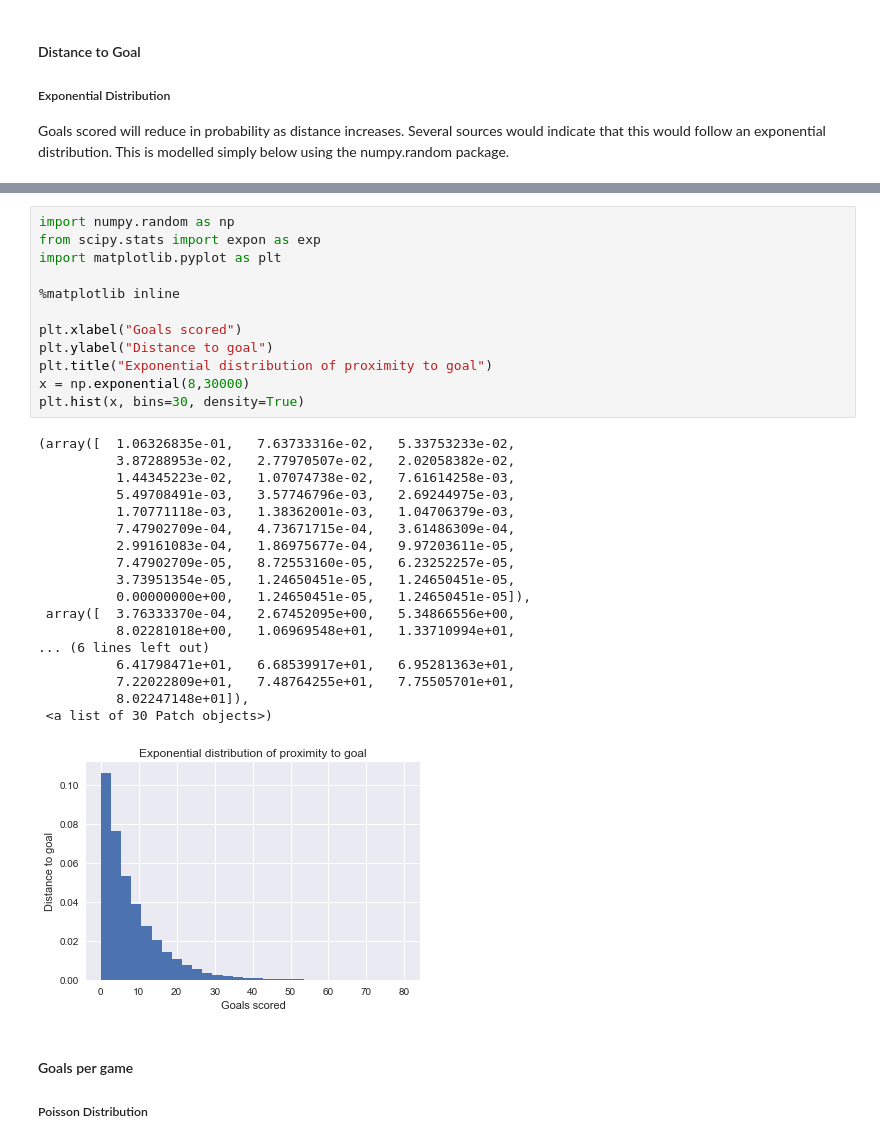
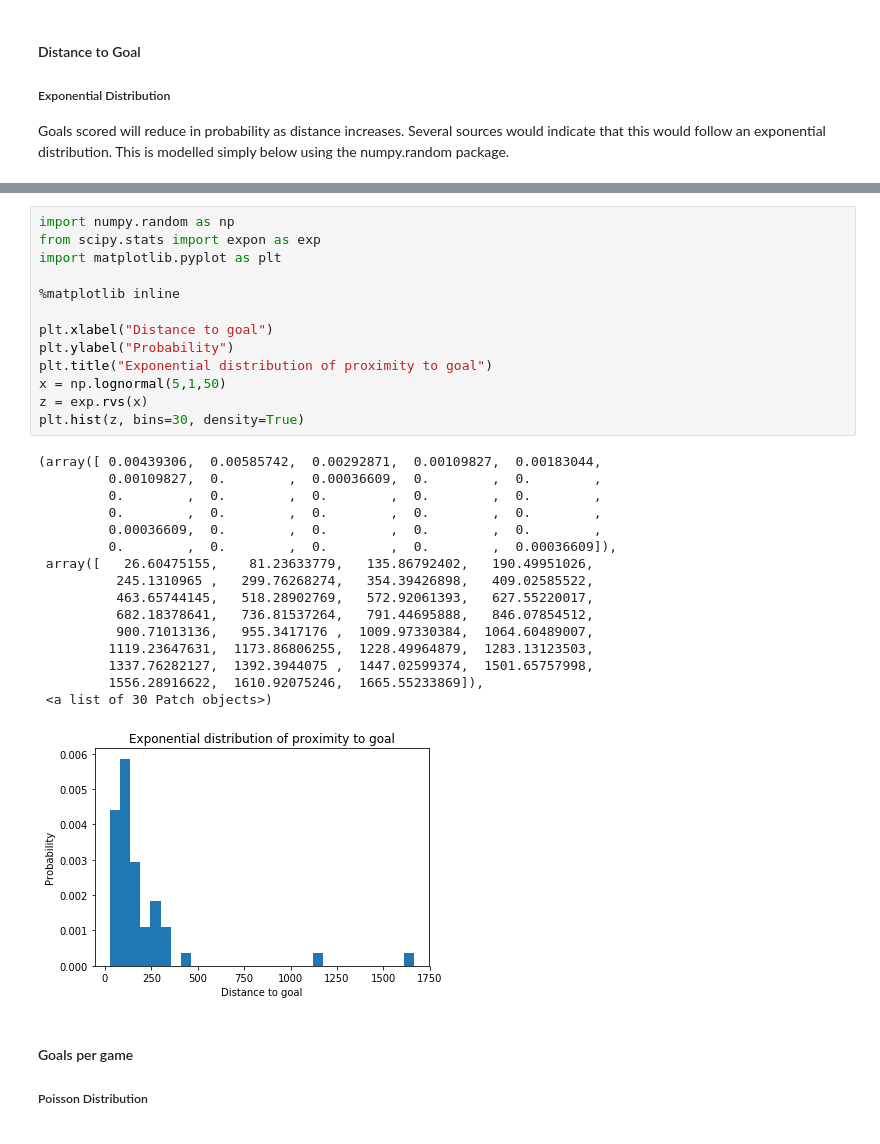
Before and after one commit to G00364690/PDA-Project, a Jupyter notebook: PDA-Project.ipynb, the cells around one changed output, grey strips where cells are left out. Saved outputs shown, nothing was run; the diff lists cells and outputs as text.

```diff
--- a/PDA-Project.ipynb
+++ b/PDA-Project.ipynb
@@ -111,34 +129,33 @@ plt.hist(z, bins=30, density=True)
 # %%
 import numpy.random as np
 from scipy.stats import expon as exp
 import matplotlib.pyplot as plt
 
 %matplotlib inline
 
-plt.xlabel("Goals scored")
-plt.ylabel("Distance to goal")
+plt.xlabel("Distance to goal")
+plt.ylabel("Probability")
 plt.title("Exponential distribution of proximity to goal")
-x = np.exponential(8,30000)
-plt.hist(x, bins=30, density=True)
+x = np.lognormal(5,1,50)
+z = exp.rvs(x)
+plt.hist(z, bins=30, density=True)
 # %% [output]
-(array([  1.06326835e-01,   7.63733316e-02,   5.33753233e-02,
-          3.87288953e-02,   2.77970507e-02,   2.02058382e-02,
-          1.44345223e-02,   1.07074738e-02,   7.61614258e-03,
-          5.49708491e-03,   3.57746796e-03,   2.69244975e-03,
-          1.70771118e-03,   1.38362001e-03,   1.04706379e-03,
-          7.47902709e-04,   4.73671715e-04,   3.61486309e-04,
-          2.99161083e-04,   1.86975677e-04,   9.97203611e-05,
-          7.47902709e-05,   8.72553160e-05,   6.23252257e-05,
-          3.73951354e-05,   1.24650451e-05,   1.24650451e-05,
-          0.00000000e+00,   1.24650451e-05,   1.24650451e-05]),
- array([  3.76333370e-04,   2.67452095e+00,   5.34866556e+00,
-          8.02281018e+00,   1.06969548e+01,   1.33710994e+01,
-... (6 lines left out)
-          6.41798471e+01,   6.68539917e+01,   6.95281363e+01,
-          7.22022809e+01,   7.48764255e+01,   7.75505701e+01,
-          8.02247148e+01]),
+(array([ 0.00439306,  0.00585742,  0.00292871,  0.00109827,  0.00183044,
+         0.00109827,  0.        ,  0.00036609,  0.        ,  0.        ,
+         0.        ,  0.        ,  0.        ,  0.        ,  0.        ,
+         0.        ,  0.        ,  0.        ,  0.        ,  0.        ,
+         0.00036609,  0.        ,  0.        ,  0.        ,  0.        ,
+         0.        ,  0.        ,  0.        ,  0.        ,  0.00036609]),
+ array([   26.60475155,    81.23633779,   135.86792402,   190.49951026,
+          245.1310965 ,   299.76268274,   354.39426898,   409.02585522,
+          463.65744145,   518.28902769,   572.92061393,   627.55220017,
+          682.18378641,   736.81537264,   791.44695888,   846.07854512,
+          900.71013136,   955.3417176 ,  1009.97330384,  1064.60489007,
+         1119.23647631,  1173.86806255,  1228.49964879,  1283.13123503,
+         1337.76282127,  1392.3944075 ,  1447.02599374,  1501.65757998,
+         1556.28916622,  1610.92075246,  1665.55233869]),
  <a list of 30 Patch objects>)
-[figure, old version]
+[figure, new version]
 # %% [markdown]
 #### Goals per game
 
```
Also changed, not shown: parts of 7 cells of this notebook.
